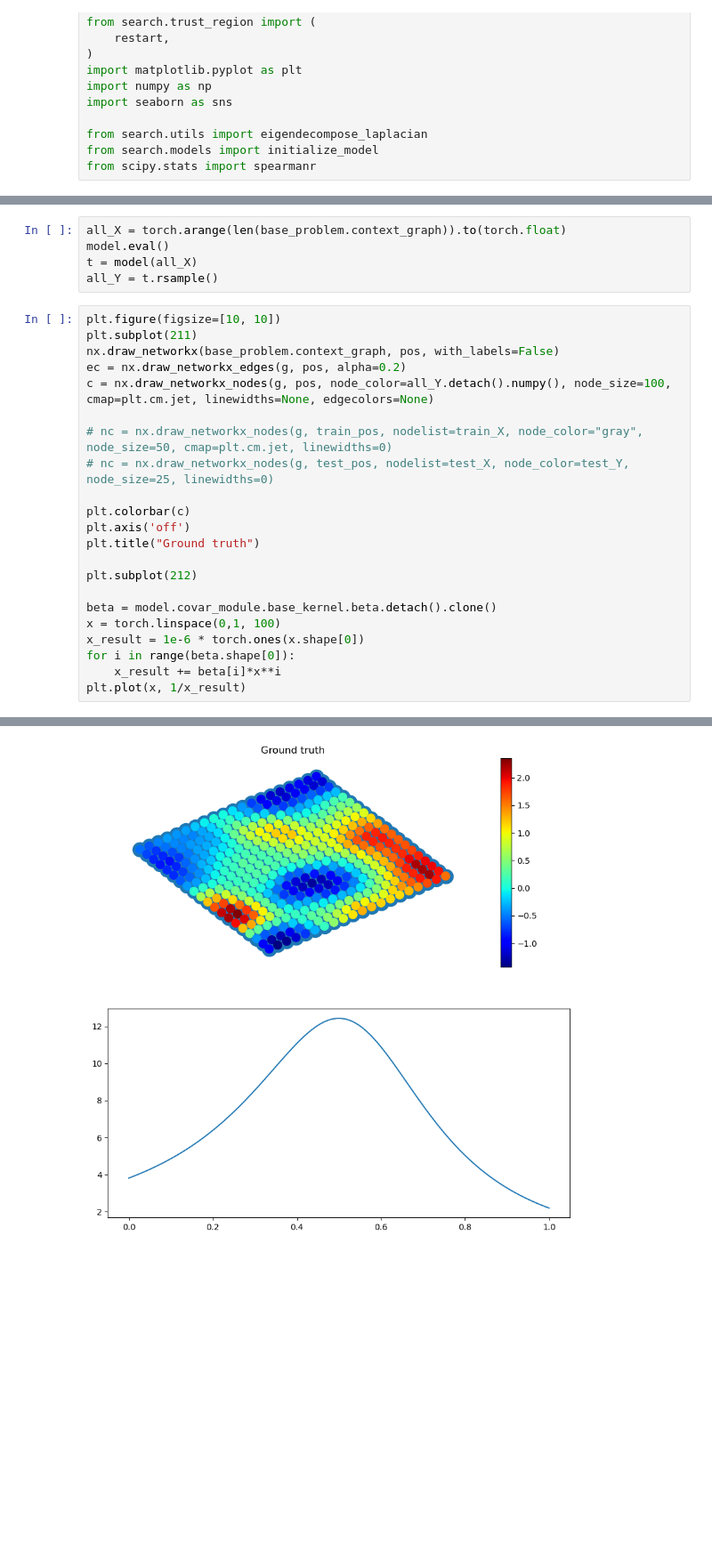
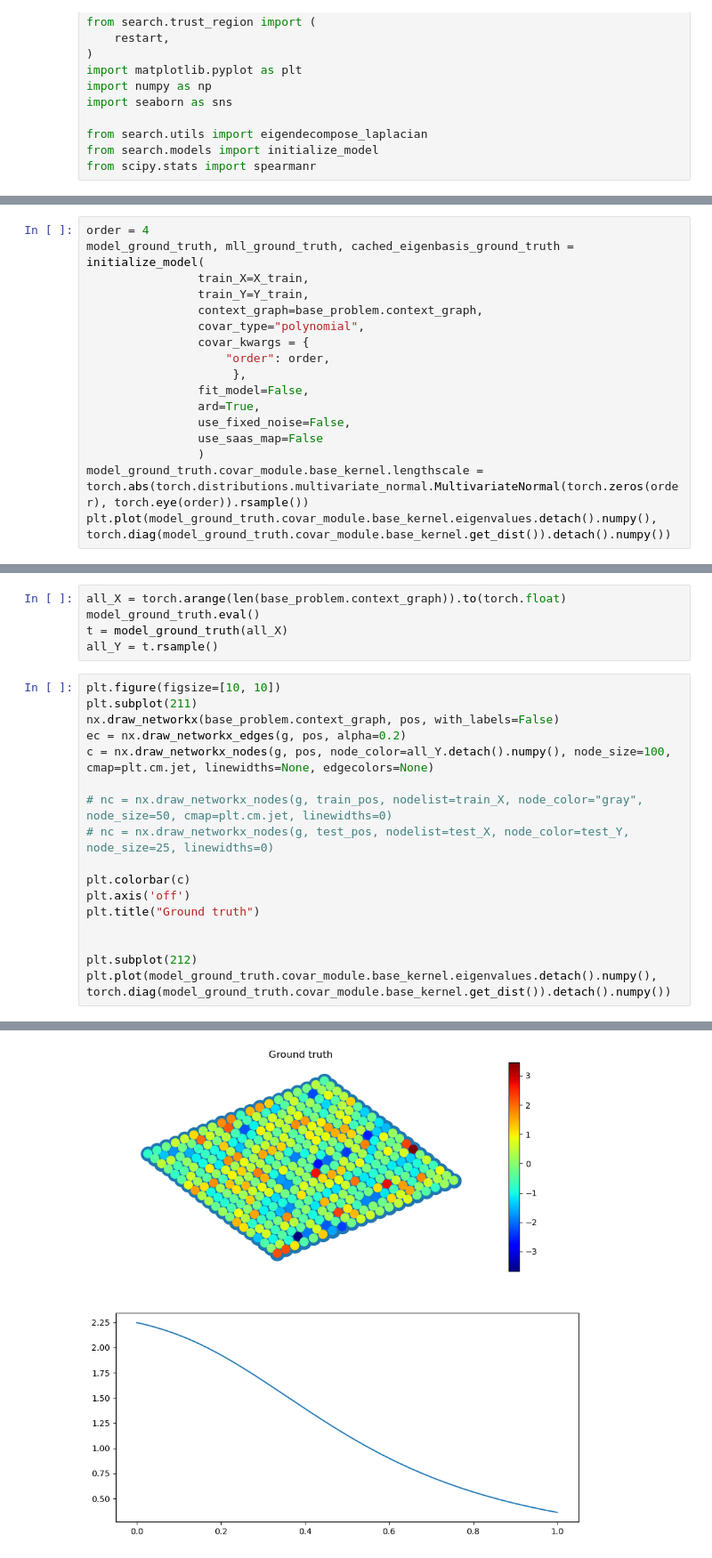
Before and after one commit to xingchenwan/bo-on-graph, a Jupyter notebook: notebooks/signal_recovery.ipynb, the cells around one changed output, grey strips where cells are left out. Shown at 89% size. Drawn from its saved outputs; the diff is of its cells as text; blank space fills up the shorter version.

```diff
--- a/notebooks/signal_recovery.ipynb
+++ b/notebooks/signal_recovery.ipynb
@@ -133,0 +172,17 @@ Initialisation kernel... Penalty tensor([nan, nan, nan, nan, nan, nan, nan, nan,
+# %%
+order = 4
+model_ground_truth, mll_ground_truth, cached_eigenbasis_ground_truth = initialize_model(
+                train_X=X_train,
+                train_Y=Y_train,
+                context_graph=base_problem.context_graph,
+                covar_type="polynomial",
+                covar_kwargs = {
+                    "order": order,
+                     },
+                fit_model=False,
+                ard=True,
+                use_fixed_noise=False,
+                use_saas_map=False
+                )
+model_ground_truth.covar_module.base_kernel.lengthscale = torch.abs(torch.distributions.multivariate_normal.MultivariateNormal(torch.zeros(order), torch.eye(order)).rsample())
+plt.plot(model_ground_truth.covar_module.base_kernel.eigenvalues.detach().numpy(), torch.diag(model_ground_truth.covar_module.base_kernel.get_dist()).detach().numpy())
@@ -134,30 +192,25 @@ Initialisation kernel... Penalty tensor([nan, nan, nan, nan, nan, nan, nan, nan,
 # %%
 all_X = torch.arange(len(base_problem.context_graph)).to(torch.float)
-model.eval()
-t = model(all_X)
+model_ground_truth.eval()
+t = model_ground_truth(all_X)
 all_Y = t.rsample()
 # %%
 plt.figure(figsize=[10, 10])
 plt.subplot(211)
 nx.draw_networkx(base_problem.context_graph, pos, with_labels=False)
 ec = nx.draw_networkx_edges(g, pos, alpha=0.2)
 c = nx.draw_networkx_nodes(g, pos, node_color=all_Y.detach().numpy(), node_size=100, cmap=plt.cm.jet, linewidths=None, edgecolors=None)
 
 # nc = nx.draw_networkx_nodes(g, train_pos, nodelist=train_X, node_color="gray", node_size=50, cmap=plt.cm.jet, linewidths=0)
 # nc = nx.draw_networkx_nodes(g, test_pos, nodelist=test_X, node_color=test_Y, node_size=25, linewidths=0)
 
 plt.colorbar(c)
 plt.axis('off')
 plt.title("Ground truth")
 
+
 plt.subplot(212)
-
-beta = model.covar_module.base_kernel.beta.detach().clone()
-x = torch.linspace(0,1, 100)
-x_result = 1e-6 * torch.ones(x.shape[0])
-for i in range(beta.shape[0]):
-    x_result += beta[i]*x**i
-plt.plot(x, 1/x_result)
+plt.plot(model_ground_truth.covar_module.base_kernel.eigenvalues.detach().numpy(), torch.diag(model_ground_truth.covar_module.base_kernel.get_dist()).detach().numpy())
 # %% [output]
 [<matplotlib.lines.Line2D at 0x...>]
-[figure, old version]
+[figure, new version]
```
Also changed, not shown: parts of 22 cells of this notebook, 5 other files.
